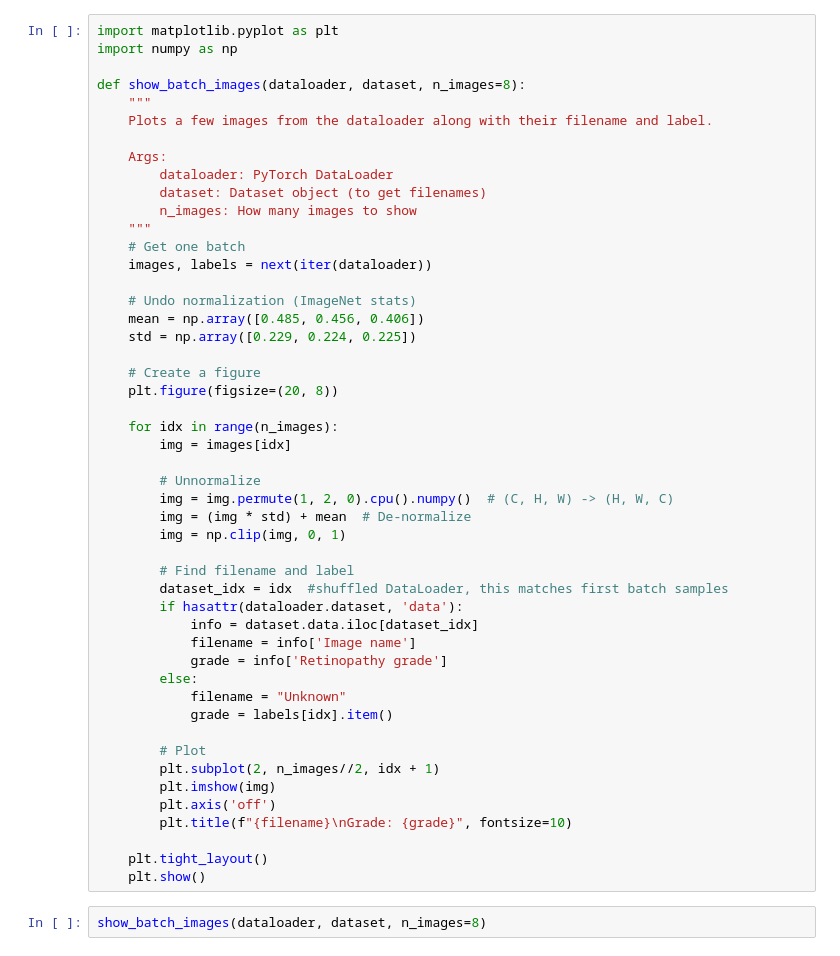
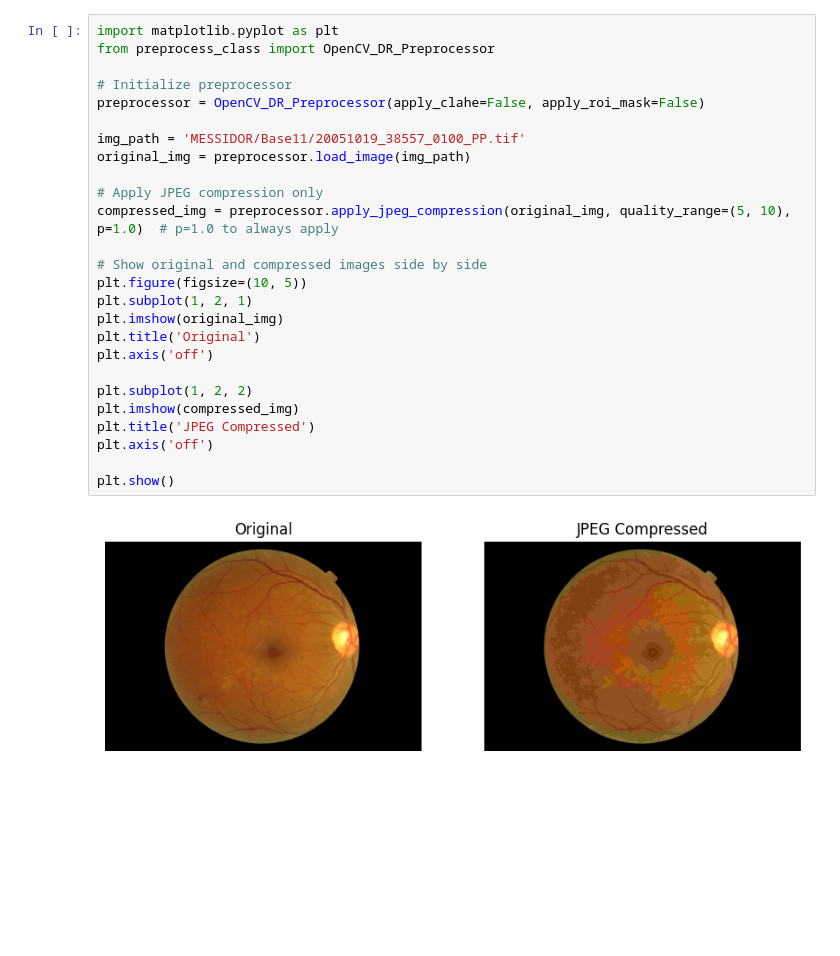
Before and after one commit to alexbohane/DR_Training, a Jupyter notebook: eda_1.ipynb, the cells around one changed output. Drawn from its saved outputs; the diff is of its cells as text; blank space fills up the shorter version.

```diff
--- a/eda_1.ipynb
+++ b/eda_1.ipynb
@@ -208,51 +1,28 @@ plt.show()
-# %%
-import matplotlib.pyplot as plt
-import numpy as np
-
-def show_batch_images(dataloader, dataset, n_images=8):
-    """
-    Plots a few images from the dataloader along with their filename and label.
-
-    Args:
-        dataloader: PyTorch DataLoader
-        dataset: Dataset object (to get filenames)
-        n_images: How many images to show
-    """
-    # Get one batch
-    images, labels = next(iter(dataloader))
-
-    # Undo normalization (ImageNet stats)
-    mean = np.array([0.485, 0.456, 0.406])
-    std = np.array([0.229, 0.224, 0.225])
-
-    # Create a figure
-    plt.figure(figsize=(20, 8))
-
-    for idx in range(n_images):
-        img = images[idx]
-
-        # Unnormalize
-        img = img.permute(1, 2, 0).cpu().numpy()  # (C, H, W) -> (H, W, C)
-        img = (img * std) + mean  # De-normalize
-        img = np.clip(img, 0, 1)
-
-        # Find filename and label
-        dataset_idx = idx  #shuffled DataLoader, this matches first batch samples
-        if hasattr(dataloader.dataset, 'data'):
-            info = dataset.data.iloc[dataset_idx]
-            filename = info['Image name']
-            grade = info['Retinopathy grade']
-        else:
-            filename = "Unknown"
-            grade = labels[idx].item()
-
-        # Plot
-        plt.subplot(2, n_images//2, idx + 1)
-        plt.imshow(img)
-        plt.axis('off')
-        plt.title(f"{filename}\nGrade: {grade}", fontsize=10)
-
-    plt.tight_layout()
-    plt.show()
-# %%
-show_batch_images(dataloader, dataset, n_images=8)
+# %%
+import matplotlib.pyplot as plt
+from preprocess_class import OpenCV_DR_Preprocessor
+
+# Initialize preprocessor
+preprocessor = OpenCV_DR_Preprocessor(apply_clahe=False, apply_roi_mask=False)
+
+img_path = 'MESSIDOR/Base11/20051019_38557_0100_PP.tif'
+original_img = preprocessor.load_image(img_path)
+
+# Apply JPEG compression only
+compressed_img = preprocessor.apply_jpeg_compression(original_img, quality_range=(5, 10), p=1.0)  # p=1.0 to always apply
+
+# Show original and compressed images side by side
+plt.figure(figsize=(10, 5))
+plt.subplot(1, 2, 1)
+plt.imshow(original_img)
+plt.title('Original')
+plt.axis('off')
+
+plt.subplot(1, 2, 2)
+plt.imshow(compressed_img)
+plt.title('JPEG Compressed')
+plt.axis('off')
+
+plt.show()
+# %% [output]
+[figure, added]
```
Also changed, not shown: parts of 10 cells of this notebook, 20 other files.
